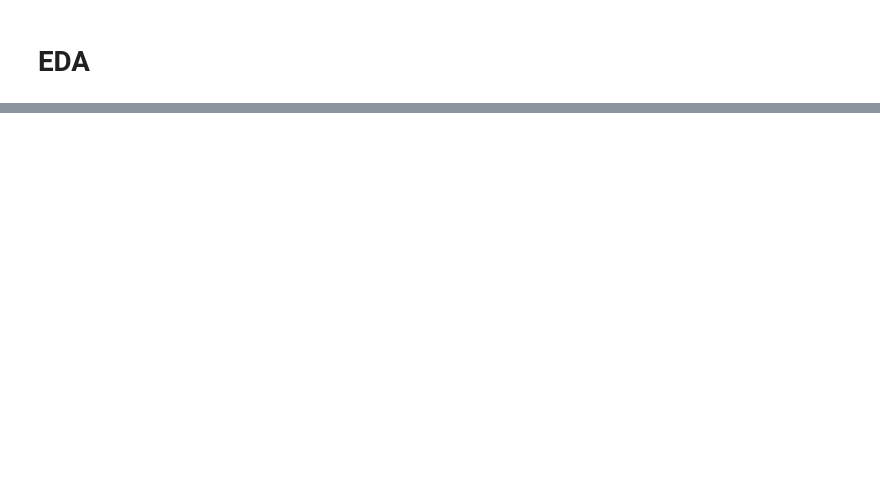
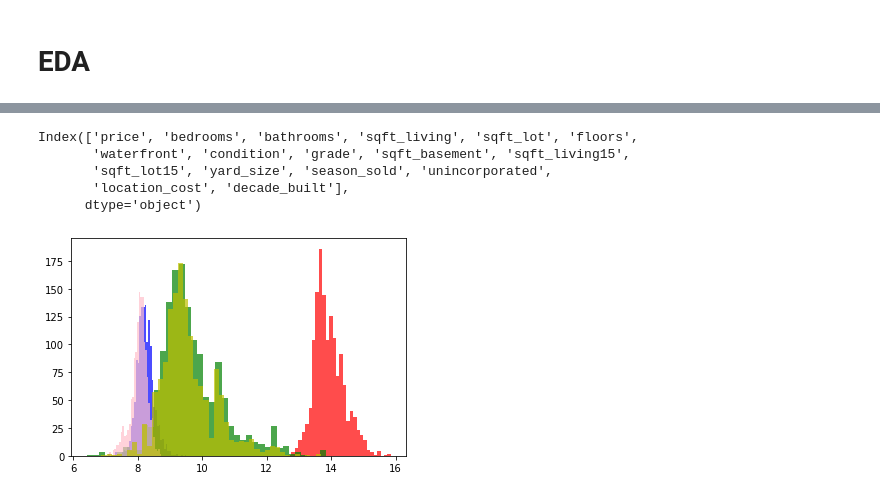
Before and after one commit to Luv2bnanook44/phase_2_project_quanggang, a Jupyter notebook: notebooks/svitlana_notebook.ipynb, the cells around one changed output, grey strips where cells are left out. Cells and saved outputs as stored; diff of their text form; code cells hidden in the pictures; blank space fills up the shorter version.

```diff
--- a/notebooks/svitlana_notebook.ipynb
+++ b/notebooks/svitlana_notebook.ipynb
@@ -1377,0 +341,3 @@ model6.summary()
+# %%
+##created a binary variable for whether the property was in a municipal area or not - 1 means that it is not
+df['unincorporated'] = np.where(df['zipcode'].isin(unincorporated_zipcodes), 1, 0)
@@ -1377,0 +473,9 @@ model6.summary()
+# %%
+## this dataframe contains homes that are 3 or above, condition-wise
+## because we are focusing on livable homes, not fixer-uppers
+
+data = df[df['condition'] >= 3]
+
+
+## there are still NaN values in this dataframe, but they will be addressed on a subsetting basis
+data.isna().sum()
@@ -1377,0 +520,5 @@ model6.summary()
+# %%
+luxury_df = data[data['grade'] >= 10]
+
+luxury_df.info(), luxury_df.isna().sum()
+## as you can see here, there are considerably fewer null values in the 'waterfront' feature for luxury homes
@@ -1377,0 +562,9 @@ model6.summary()
+# %%
+## feature pruning for an inferential model
+## five current potential features have NaN values. View, basement sqft, and year renovated will be dropped.
+## NaN values for waterfront and yard size will be dropped because there is not an accurate way to predict this data
+to_drop_cols = ['id', 'date', 'view', 'yr_renovated', 'zipcode', 'lat', 'long', 'price_per_sqft', 'month_sold', 'zip_psqft', 'sqft_above', 'yr_built']
+lux_ols_base = luxury_df.drop(columns = to_drop_cols, axis =1)
+
+lux_ols_base.dropna(inplace = True) ##reduced the data to 1440 rows from 1633
+lux_ols_base.corr() ##correlation matrix to explore multicollinearity issues
@@ -1377,0 +594,8 @@ model6.summary()
+# %%
+lux_ols_base.columns
+# %% [output]
+Index(['price', 'bedrooms', 'bathrooms', 'sqft_living', 'sqft_lot', 'floors',
+       'waterfront', 'condition', 'grade', 'sqft_basement', 'sqft_living15',
+       'sqft_lot15', 'yard_size', 'season_sold', 'unincorporated',
+       'location_cost', 'decade_built'],
+      dtype='object')
@@ -1377,0 +617,16 @@ model6.summary()
+# %%
+##Initialized log-transformed variables for all continuous variables without negative values
+
+log_price = np.log(lux_ols_base['price'])
+log_sqft_living = np.log(lux_ols_base['sqft_living'])
+log_sqft_lot = np.log(lux_ols_base['sqft_lot'])
+log_sqft_living15 = np.log(lux_ols_base['sqft_living15'])
+log_sqft_lot15 = np.log(lux_ols_base['sqft_lot15'])
+
+plt.hist(log_price, bins = 'auto', color = 'r', alpha = .7);
+plt.hist(log_sqft_living, bins = 'auto', color = 'b', alpha = .7);
+plt.hist(log_sqft_lot, bins = 'auto', color = 'g', alpha = .7);
+plt.hist(log_sqft_living15, bins = 'auto', color = 'pink', alpha = .7);
+plt.hist(log_sqft_lot15, bins = 'auto', color = 'y', alpha = .7);
+# %% [output]
+[figure, added]
```
Also changed, not shown: parts of 195 cells of this notebook.
